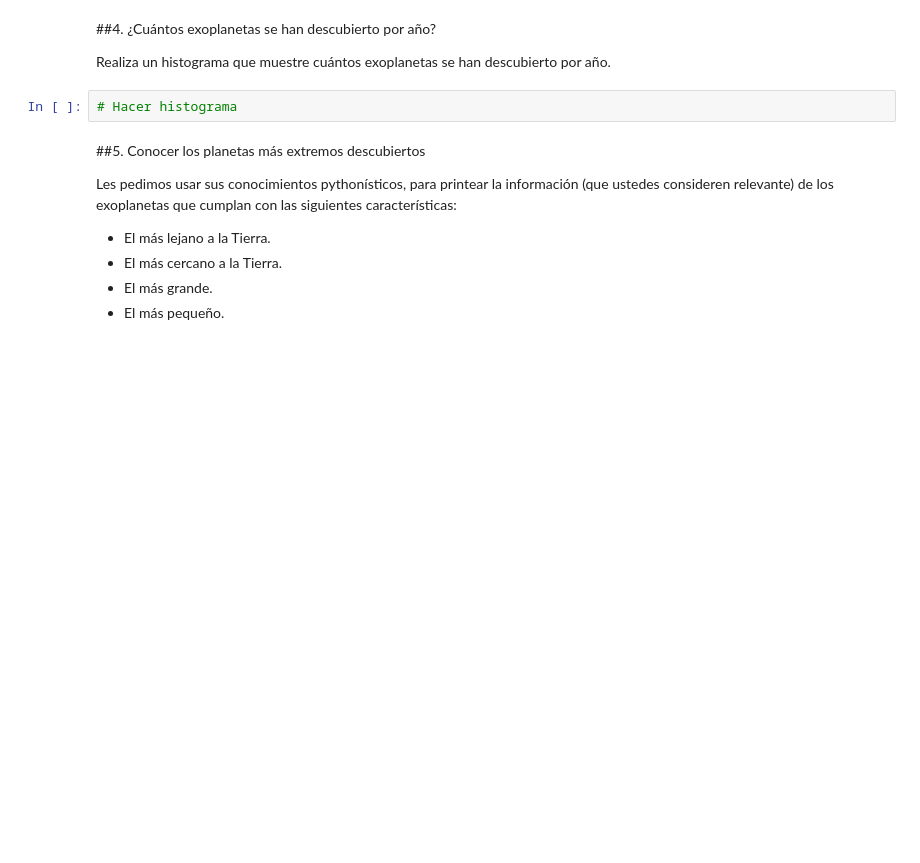
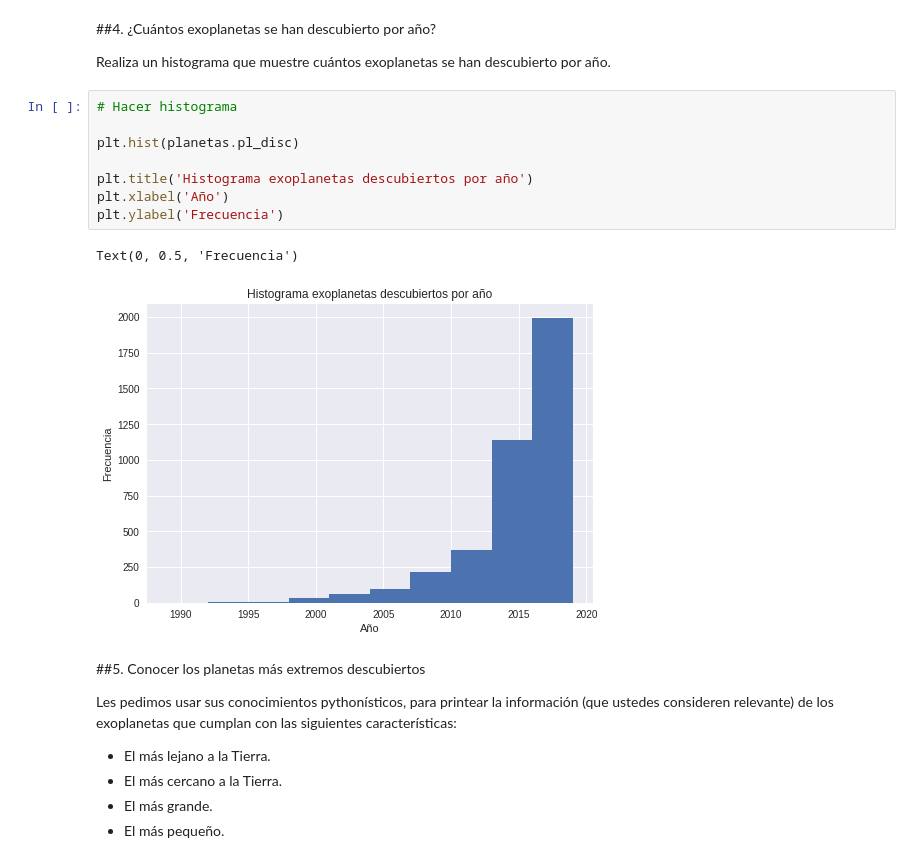
Before and after one commit to DiegoRomanCortes/minitarea3, a Jupyter notebook: minitarea3.ipynb, the cells around one changed output. Drawn from its saved outputs; the diff is of its cells as text; blank space fills up the shorter version.

```diff
--- a/minitarea3.ipynb
+++ b/minitarea3.ipynb
@@ -257,8 +257,17 @@ Text(25, -7, 'Cada color tiene un metodo asociado de la manera siguiente:\n\n0:
 ##4. ¿Cuántos exoplanetas se han descubierto por año?
 
 Realiza un histograma que muestre cuántos exoplanetas se han descubierto por año.
-# %%
-# Hacer histograma
+# %%
+# Hacer histograma
+
+plt.hist(planetas.pl_disc)
+
+plt.title('Histograma exoplanetas descubiertos por año')
+plt.xlabel('Año')
+plt.ylabel('Frecuencia')
+# %% [output]
+Text(0, 0.5, 'Frecuencia')
+[figure, added]
 # %% [markdown]
 ##5. Conocer los planetas más extremos descubiertos
 
```
